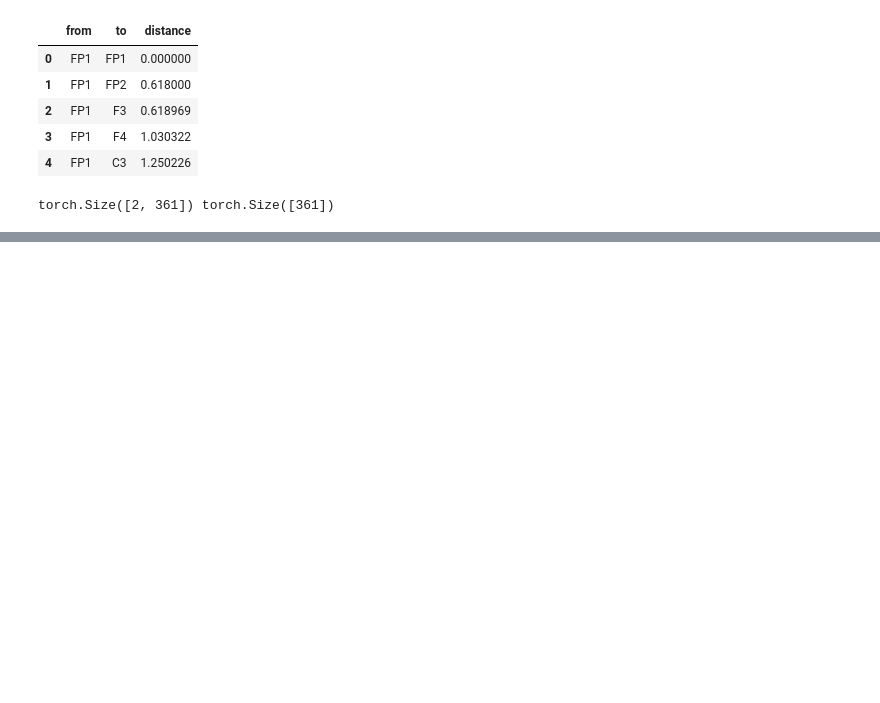
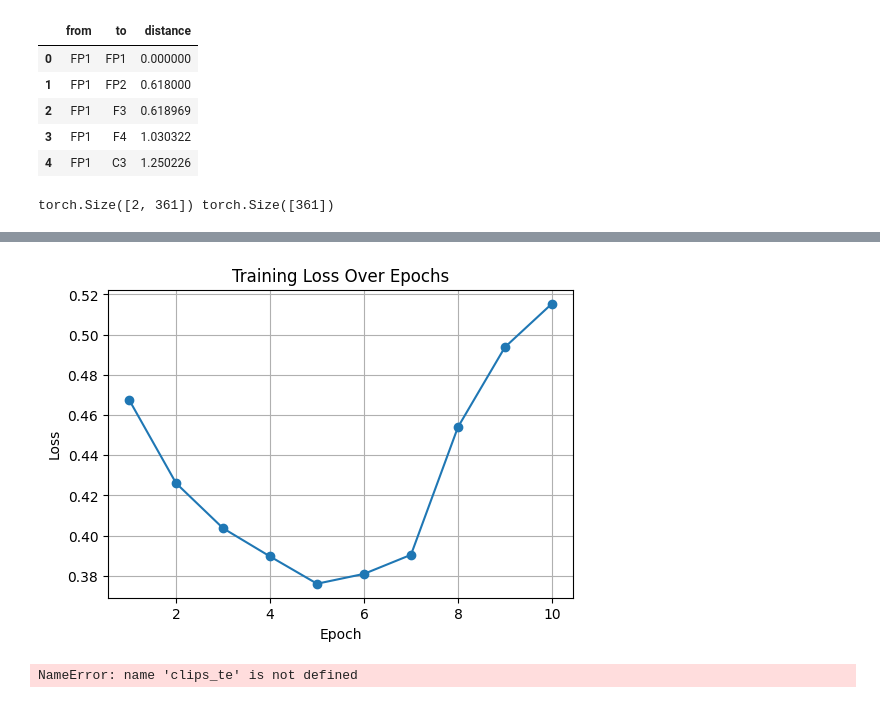
Before and after one commit to andresnowak/GNN_EPFL_PROJECT, a Jupyter notebook: time-series/main.ipynb, the cells around one changed output, grey strips where cells are left out. Drawn from its saved outputs; the diff is of its cells as text; code cells hidden in the pictures; blank space fills up the shorter version.

```diff
--- a/time-series/main.ipynb
+++ b/time-series/main.ipynb
@@ -148,7 +153,7 @@ import torch.nn as nn
 import torch.optim as optim
 from torch.utils.data import DataLoader
 
-loader_tr = DataLoader(dataset_tr, batch_size=512, shuffle=True)
+loader_tr = DataLoader(dataset_tr, batch_size=128, shuffle=True)
 
 for x, y in loader_tr:
     print(x.shape)
@@ -162,3 +167,5 @@ torch.Size([512])
+# %%
+device = "cuda" if torch.cuda.is_available() else "mps" if torch.backends.mps.is_available() else "cpu"
 # %%
 from models import GraphStructureLearner, DTGCN
 
@@ -188,5 +196,5 @@ torch.Size([512, 19, 19])
 if torch.backends.mps.is_available():
     import torch.mps.profiler as mps_profiler
 # %%
-dtgcn = DTGCN(19, 200, 200, 100, 1, 4, 2, "mps")
+dtgcn = DTGCN(19, 100, 200, 50, 1, 4, 1, device)
 # %%
@@ -209,4 +218,4 @@ RuntimeError: MPS backend out of memory (MPS allocated: 18.02 GB, other allocati
 from tqdm import tqdm
 # %%
 criterion = nn.BCEWithLogitsLoss()
-optimizer = optim.Adam(dtgcn.parameters(), lr=1e-3)
+optimizer = optim.AdamW(dtgcn.parameters(), lr=1e-3)
@@ -239,0 +270,27 @@ optimizer = optim.Adam(dtgcn.parameters(), lr=1e-3)
+# %%
+import matplotlib.pyplot as plt
+
+plt.figure(figsize=(6, 4))
+plt.plot(range(1, num_epochs + 1), train_losses, marker="o")
+plt.title("Training Loss Over Epochs")
+plt.xlabel("Epoch")
+plt.ylabel("Loss")
+plt.grid(True)
+plt.show()
+# %% [output]
+[figure, added]
+# %%
+# Create test dataset
+dataset_te = EEGDataset(
+    clips_te,  # Your test clips variable
+    signals_root=DATA_ROOT
+    / "test",  # Update this path if your test signals are stored elsewhere
+    signal_transform=time_filtering,  # You can change or remove the signal_transform as needed
+    prefetch=True,  # Set to False if prefetching causes memory issues on your compute environment
+    return_id=True,  # Return the id of each sample instead of the label
+)
+
+# Create DataLoader for the test dataset
+loader_te = DataLoader(dataset_te, batch_size=512, shuffle=False)
+# %% [output]
+NameError: name 'clips_te' is not defined
```
Also changed, not shown: parts of 10 cells of this notebook, 1 other file.
